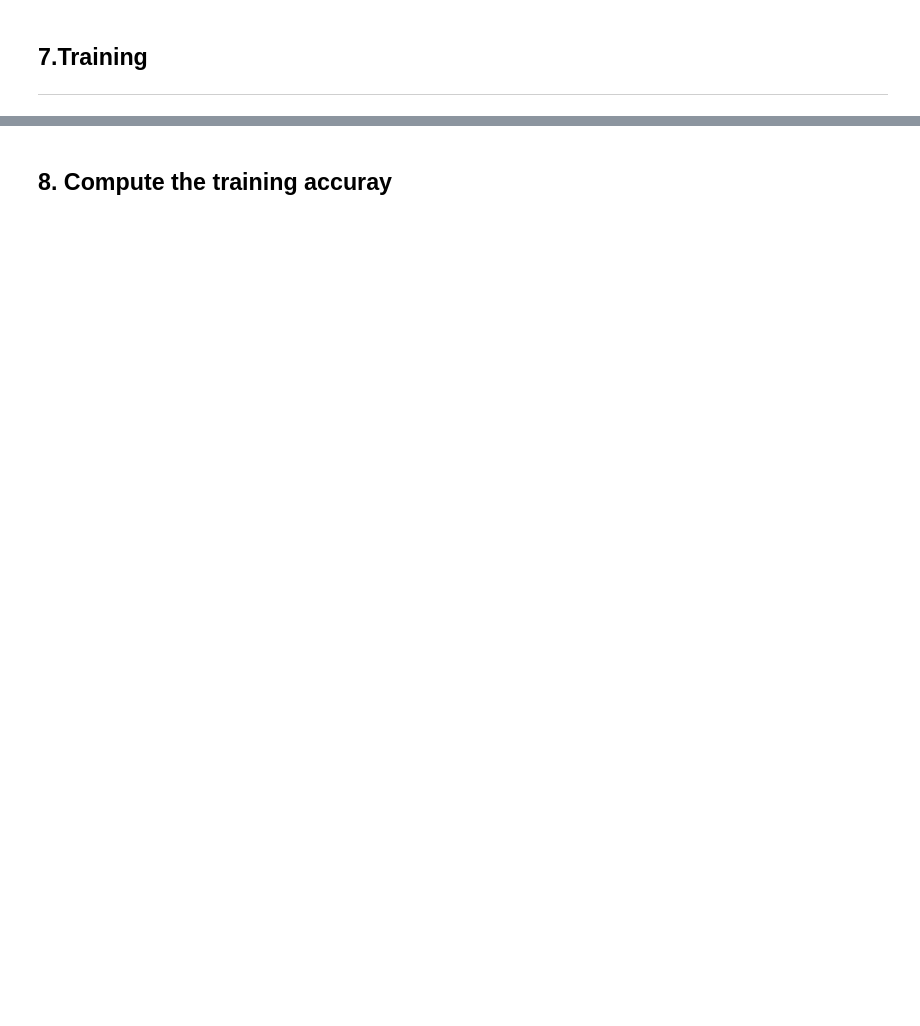
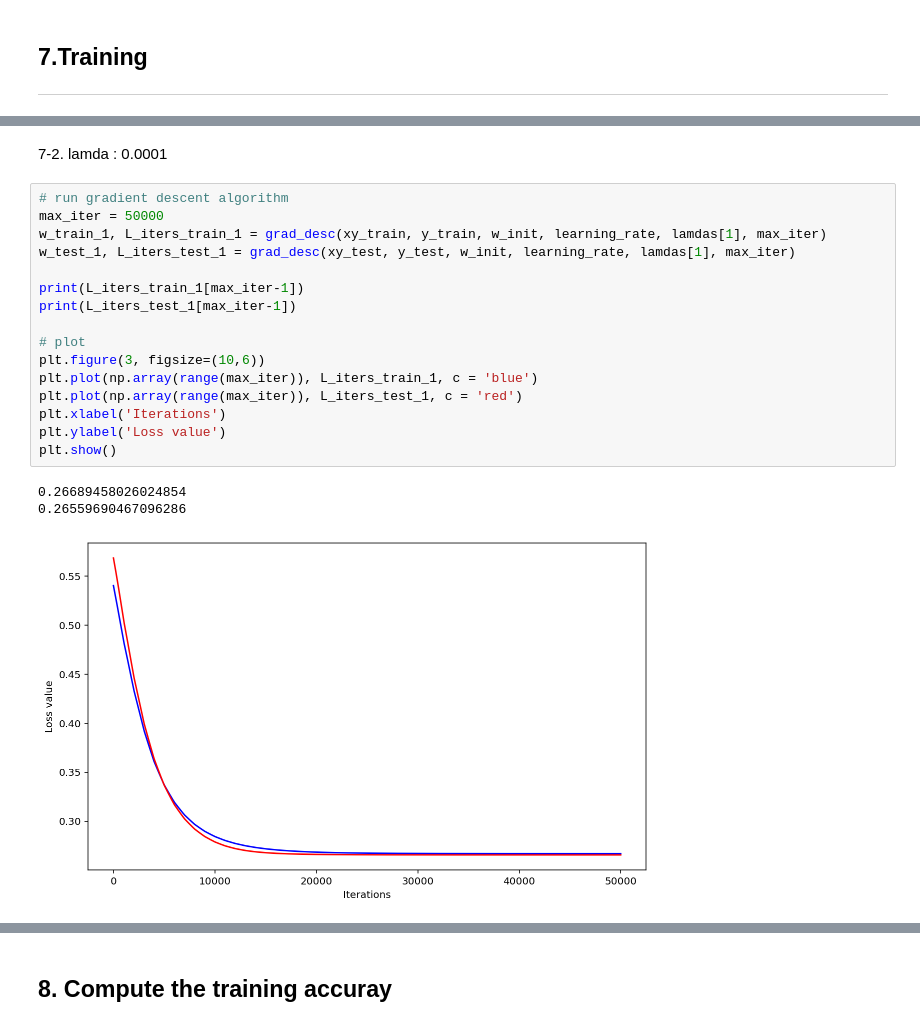
Before and after one commit to wkdthf21/Machine-Learning-Assignment, a Jupyter notebook: 06/assignment #6.ipynb, the cells around one changed output, grey strips where cells are left out. Cells and saved outputs as stored; diff of their text form; blank space fills up the shorter version.

```diff
--- a/06/assignment #6.ipynb
+++ b/06/assignment #6.ipynb
@@ -247,0 +265,22 @@ learning_rate =
+# %% [markdown]
+7-2. lamda : 0.0001
+# %%
+# run gradient descent algorithm
+max_iter = 50000
+w_train_1, L_iters_train_1 = grad_desc(xy_train, y_train, w_init, learning_rate, lamdas[1], max_iter)
+w_test_1, L_iters_test_1 = grad_desc(xy_test, y_test, w_init, learning_rate, lamdas[1], max_iter)
+
+print(L_iters_train_1[max_iter-1])
+print(L_iters_test_1[max_iter-1])
+
+# plot
+plt.figure(3, figsize=(10,6))
+plt.plot(np.array(range(max_iter)), L_iters_train_1, c = 'blue')
+plt.plot(np.array(range(max_iter)), L_iters_test_1, c = 'red')
+plt.xlabel('Iterations')
+plt.ylabel('Loss value')
+plt.show()
+# %% [output]
+0.26689458026024854
+0.26559690467096286
+[figure, added]
```
Also changed, not shown: parts of 17 cells of this notebook.
